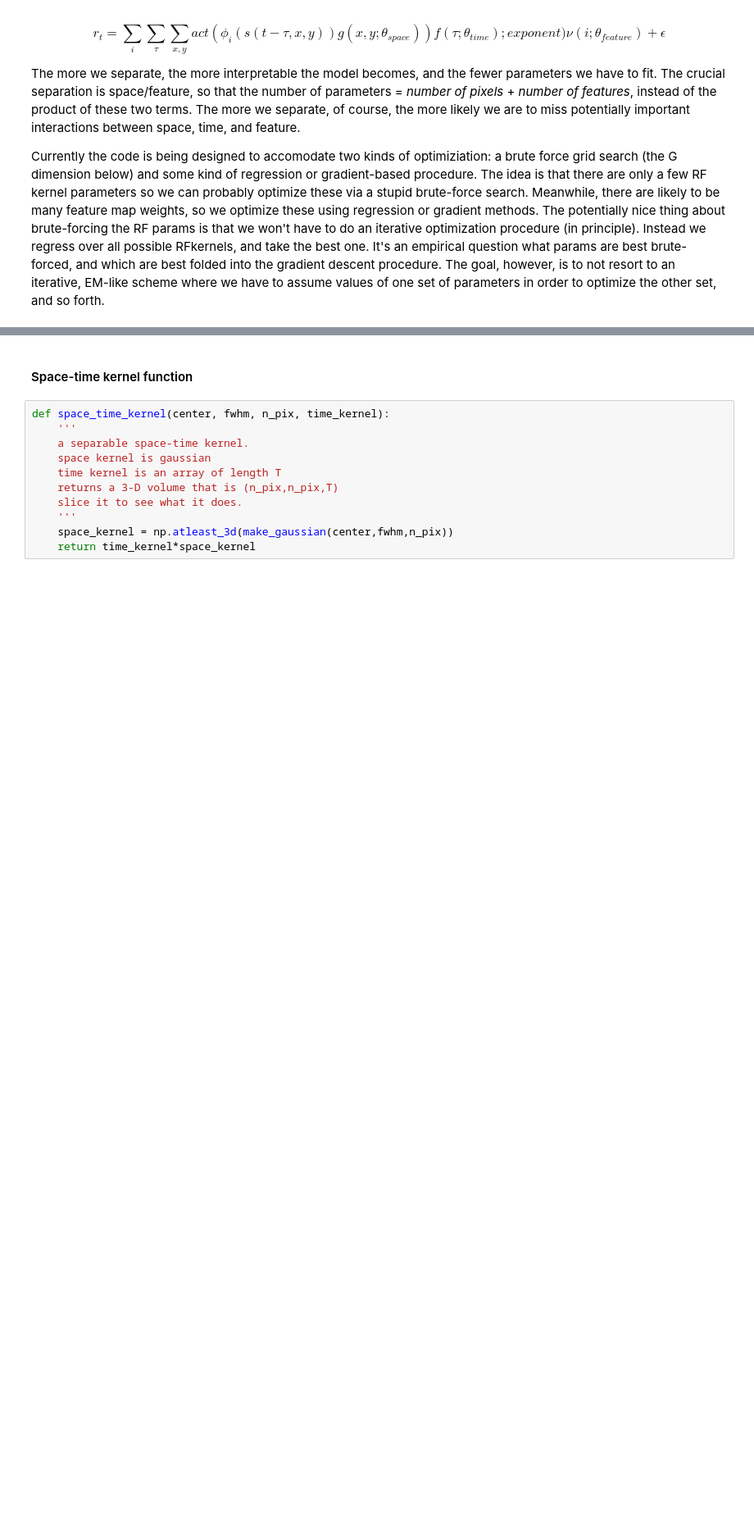
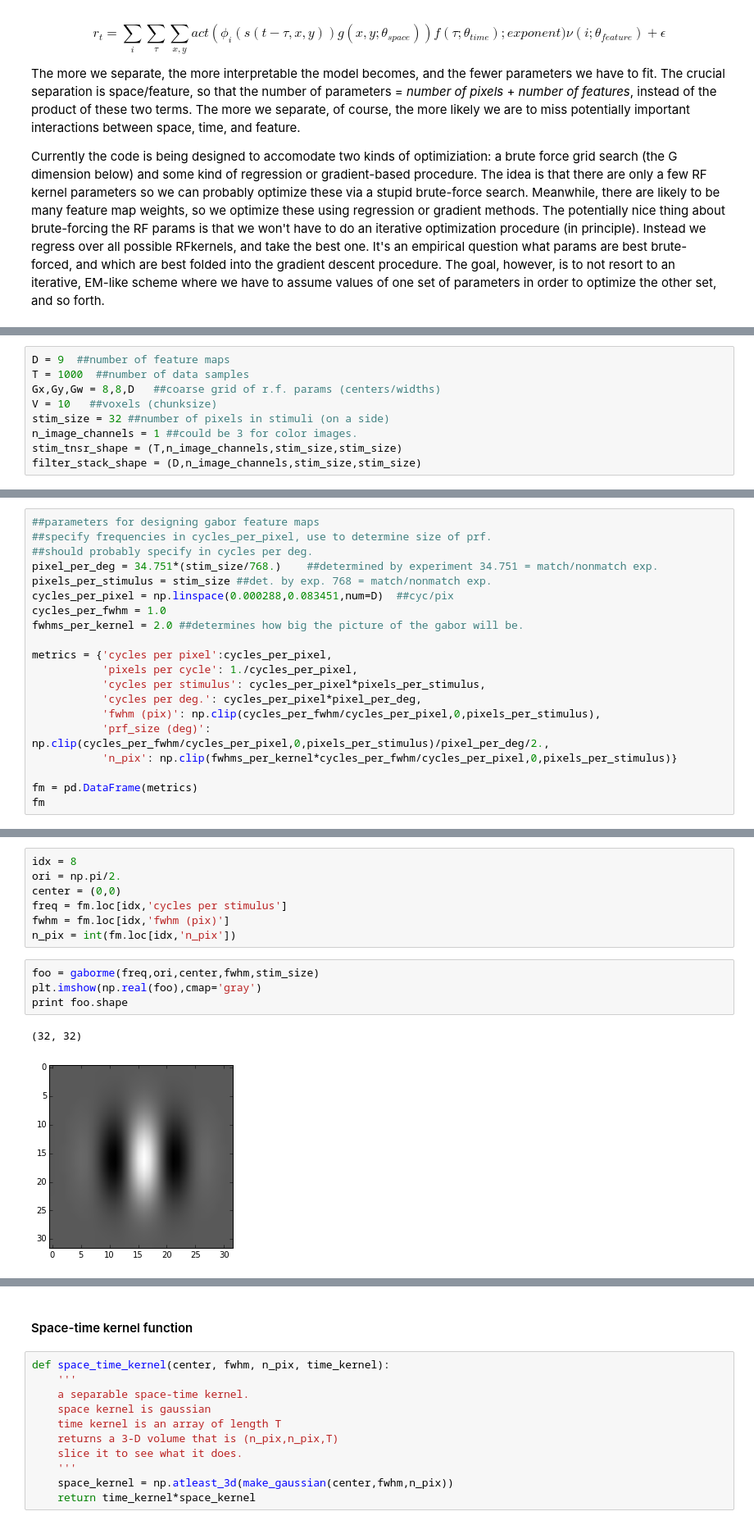
Before and after one commit to ChangdeDu/hrf_fitting, a Jupyter notebook: scripts/space_time_feature_separable_models.ipynb, the cells around one changed output, grey strips where cells are left out. Shown: that part at 82% size. Cells and saved outputs as stored; diff of their text form; blank space fills up the shorter version.

```diff
--- a/scripts/space_time_feature_separable_models.ipynb
+++ b/scripts/space_time_feature_separable_models.ipynb
@@ -41,0 +46,9 @@ Using gpu device 0: GeForce GTX 760
+# %%
+D = 9  ##number of feature maps
+T = 1000  ##number of data samples
+Gx,Gy,Gw = 8,8,D   ##coarse grid of r.f. params (centers/widths)
+V = 10   ##voxels (chunksize)
+stim_size = 32 ##number of pixels in stimuli (on a side)
+n_image_channels = 1 ##could be 3 for color images.
+stim_tnsr_shape = (T,n_image_channels,stim_size,stim_size)
+filter_stack_shape = (D,n_image_channels,stim_size,stim_size)
@@ -41,0 +61,20 @@ Using gpu device 0: GeForce GTX 760
+# %%
+##parameters for designing gabor feature maps
+##specify frequencies in cycles_per_pixel, use to determine size of prf.
+##should probably specify in cycles per deg.
+pixel_per_deg = 34.751*(stim_size/768.)    ##determined by experiment 34.751 = match/nonmatch exp.
+pixels_per_stimulus = stim_size ##det. by exp. 768 = match/nonmatch exp.
+cycles_per_pixel = np.linspace(0.000288,0.083451,num=D)  ##cyc/pix
+cycles_per_fwhm = 1.0
+fwhms_per_kernel = 2.0 ##determines how big the picture of the gabor will be.
+
+metrics = {'cycles per pixel':cycles_per_pixel,
+           'pixels per cycle': 1./cycles_per_pixel,
+           'cycles per stimulus': cycles_per_pixel*pixels_per_stimulus,
+           'cycles per deg.': cycles_per_pixel*pixel_per_deg,
+           'fwhm (pix)': np.clip(cycles_per_fwhm/cycles_per_pixel,0,pixels_per_stimulus),
+           'prf_size (deg)': np.clip(cycles_per_fwhm/cycles_per_pixel,0,pixels_per_stimulus)/pixel_per_deg/2.,
+           'n_pix': np.clip(fwhms_per_kernel*cycles_per_fwhm/cycles_per_pixel,0,pixels_per_stimulus)}
+
+fm = pd.DataFrame(metrics)
+fm
@@ -41,0 +92,14 @@ Using gpu device 0: GeForce GTX 760
+# %%
+idx = 8
+ori = np.pi/2.
+center = (0,0)
+freq = fm.loc[idx,'cycles per stimulus']
+fwhm = fm.loc[idx,'fwhm (pix)']
+n_pix = int(fm.loc[idx,'n_pix'])
+# %%
+foo = gaborme(freq,ori,center,fwhm,stim_size)
+plt.imshow(np.real(foo),cmap='gray')
+print foo.shape
+# %% [output]
+(32, 32)
+[figure, added]
```
Also changed, not shown: parts of 49 cells of this notebook, 1 other file.
